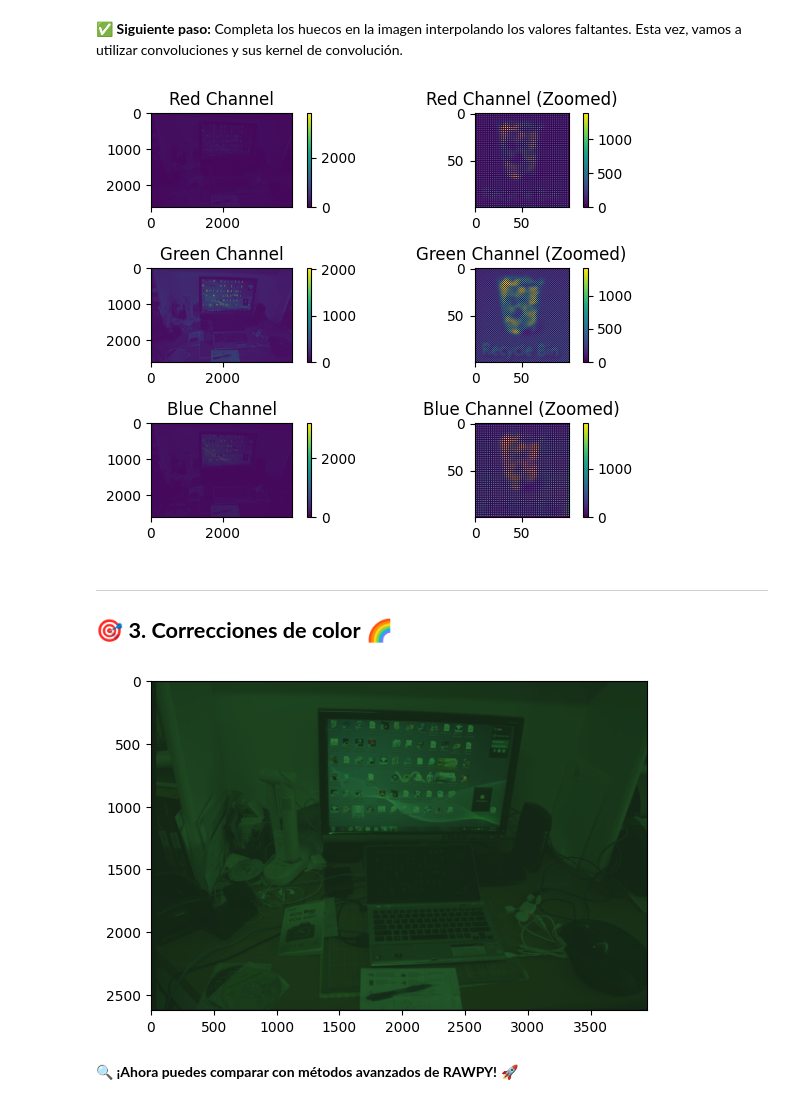
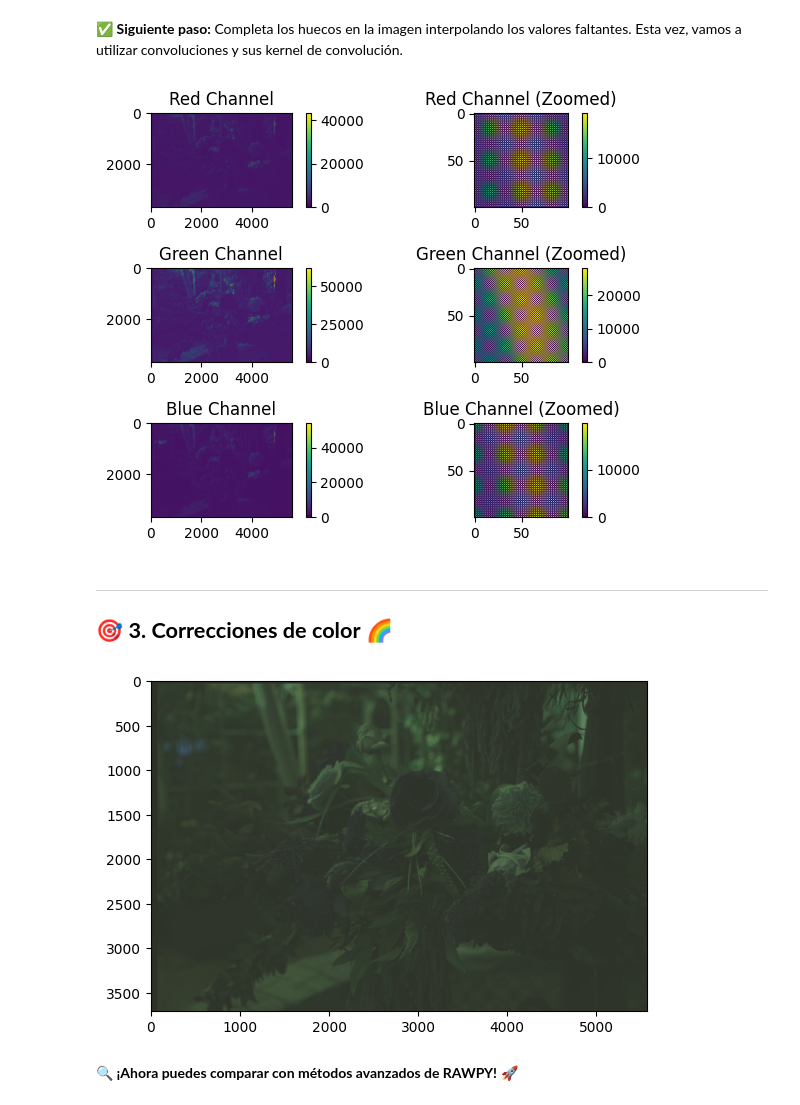
Before and after one commit to AndreaBernal00/Hands-on-Computer-Vision, a Jupyter notebook: sesiones/sesion2/Sesion2_1_Demosaicking.ipynb, the cells around one changed output. Drawn from its saved outputs; the diff is of its cells as text; code cells hidden in the pictures.

```diff
--- a/sesiones/sesion2/Sesion2_1_Demosaicking.ipynb
+++ b/sesiones/sesion2/Sesion2_1_Demosaicking.ipynb
@@ -38,7 +38,7 @@ from scipy.ndimage import convolve
 Los raw disponibles son `raw.CR2`, `raw_Canon.CR2`, `raw_Canon2.CR2`, `raw_GOPRO1.dng`, `raw_GOPRO2.dng`, `raw_Nikon.NEF`.
 # %%
 # @title Seleeciona el archivo raw
-raw_file = "raw.CR2"  # @param {type:"string"}
+raw_file = "raw_Canon.CR2"  # @param {type:"string"}
 # %%
 # @title descargar raw
 raw_files = {
@@ -155,10 +161,25 @@ RED, GREEN, BLUE = 0, 1, 2
 
 
 def get_cfa_channel(i, j):
-    ...
+    if i%2==0:
+      if j%2==0:
+        return BLUE
+      else:
+        return GREEN
+    else:
+      if j%2==0:
+        return GREEN
+      else:
+        return RED
+
 
 def get_cfa_mask(shape):
-    ...
+    mask = np.zeros(shape)
+    for i in range(shape[0]):
+      for j in range(shape[1]):
+        mask[i,j] = get_cfa_channel(i,j)
+
+    return mask
 
 cfa_mask = get_cfa_mask(image.shape)
 
@@ -176,34 +207,39 @@ Esta vez, vamos a utilizar convoluciones y sus kernel de convolución.
 # %%
 # 🏆 Escribe aquí el código para completar los valores faltantes:
 
 #Filtro lineal para el canal verde
-G_KERNEL = ...
+G_KERNEL = np.array([[0,1,0],
+                     [1,0,1],
+                     [0,1,0]
+                     ])
 
 #Filtro lineal para los canales azul y rojo (Note la diferencia)
-RB_KERNEL = ...
-
+RB_KERNEL = np.array([[1,0,1],
+                     [0,1,0],
+                     [1,0,1]
+                     ])
 r = convolve(r, RB_KERNEL, mode='nearest')
 b = convolve(b, RB_KERNEL, mode='nearest')
 g = convolve(g, G_KERNEL, mode='nearest')
 
 channels = [r, g, b]
 titles = ['Red Channel', 'Green Channel', 'Blue Channel']
 
 for i, channel in enumerate(channels):
     plt.subplot(3, 2, 2*i + 1)
     plt.imshow(channel)
     plt.title(titles[i])
     plt.colorbar()
 
     plt.subplot(3, 2, 2*i + 2)
     plt.imshow(channel[310:410, 1405:1505])
     plt.title(f'{titles[i]} (Zoomed)')
     plt.colorbar()
 
 plt.tight_layout()
 plt.show()
 # %% [output]
-[figure, old version]
+[figure, new version]
 # %% [markdown]
 ---
 ## 🎯 **3. Correcciones de color** <a name="tema4"></a> 🌈
@@ -212,7 +248,7 @@ plt.show()
 gamma = 2.2 # 🛠️ Puedes cambiar este valor para ver cómo afecta a la imagen
 
 # Apilamos los canales rojo, verde y azul para formar una imagen RGB
-rgb = ...  # 🛠️ Completar la función para apilar los canales
+rgb = np.dstack((r,g,b))  # 🛠️ Completar la función para apilar los canales
 
 # # Normalización independiente por canal
 min_val = np.min(rgb, axis=(0, 1))  # Mínimo por canal
@@ -227,7 +263,7 @@ rgb = (np.power(rgb, 1.0 / gamma) )
 plt.imshow((rgb))
 plt.show()
 # %% [output]
-[figure, old version]
+[figure, new version]
 # %% [markdown]
 🔍 **¡Ahora puedes comparar con métodos avanzados de RAWPY!** 🚀
 # %%
```
Also changed, not shown: parts of 6 cells of this notebook.
